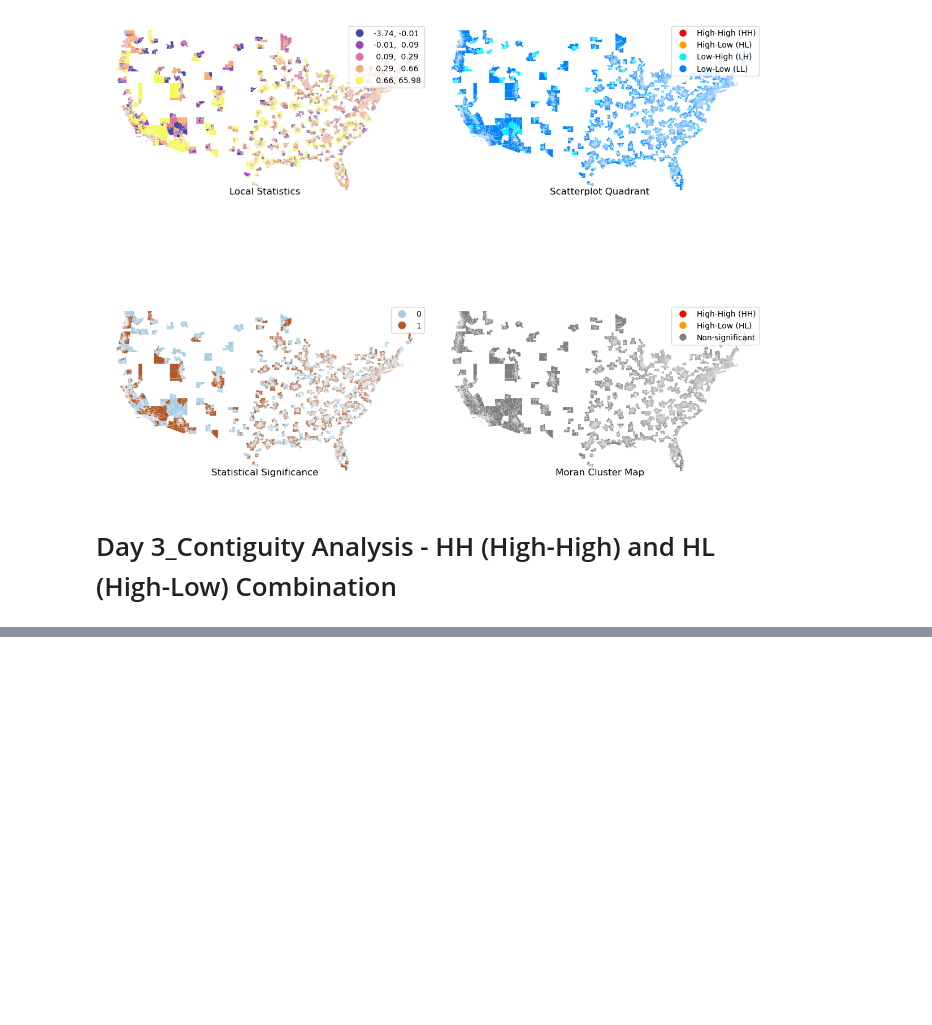
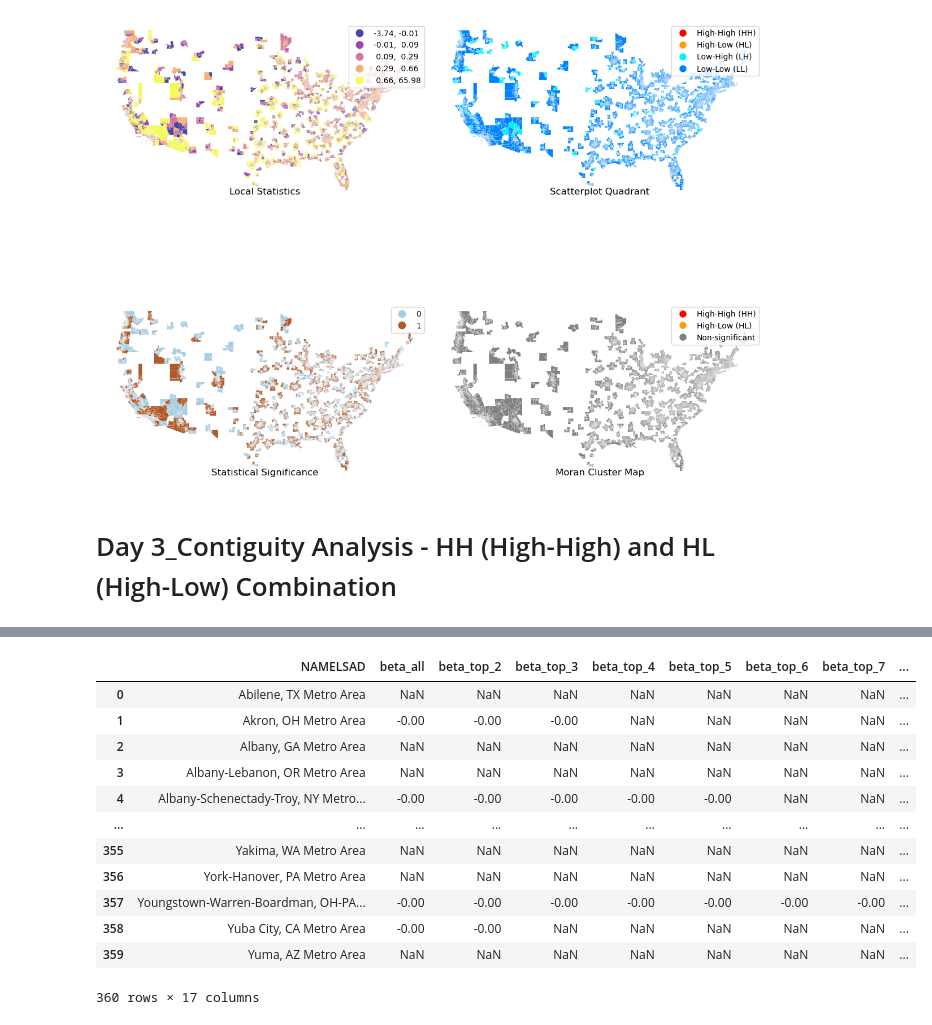
Before and after one commit to HOUPU1993/Polymetric-and-Monometric-analysis, a Jupyter notebook: Polymetric and Monometric analysis.ipynb, the cells around one changed output, grey strips where cells are left out. Saved outputs shown, nothing was run; the diff lists cells and outputs as text; code cells hidden in the pictures; blank space fills up the shorter version.

```diff
--- a/Polymetric and Monometric analysis.ipynb
+++ b/Polymetric and Monometric analysis.ipynb
@@ -635,0 +761,53 @@ exploded_polycentric
+# %%
+exploded_polycentric['rank'] = exploded_polycentric.groupby('NAMELSAD')['tot_pop'].rank(ascending=False, method='first')
+
+def calculate_rank_size_beta(group):
+    result = {}
+
+    # 1.1 Run OLS model in the whole group
+    if len(group) > 1:  # determine if the group has more than one observation
+        X = sm.add_constant(group['tot_pop'])  # add a constant term
+        model = sm.OLS(group['rank'], X).fit()
+        result['beta_all'] = model.params[1]
+    else:
+        result['beta_all'] = np.nan
+
+    # 1.2 Run OLS model of the top 2 to top 15 rankings separately
+    for i in range(2, 16):
+        if len(group) >= i:
+            top_i = group.nlargest(i, 'tot_pop')
+            X_top_i = sm.add_constant(top_i['tot_pop'])
+            model_top_i = sm.OLS(top_i['rank'], X_top_i).fit()
+            result[f'beta_top_{i}'] = model_top_i.params[1]
+        else:
+            result[f'beta_top_{i}'] = np.nan
+
+    # # Calculate the mean of the beta value for rankings 2, 3, and 4
+    betas_2_to_4 = [result.get(f'beta_top_{i}', np.nan) for i in range(2, 5)]
+
+    # ## calculate the average only if when all values of 'betas_2_','betas_3','betas_4' are not NaN
+    if all(not np.isnan(value) for value in betas_2_to_4):
+        result['avg_beta_2_to_4'] = np.mean(betas_2_to_4)
+    else:
+        result['avg_beta_2_to_4'] = np.nan
+
+    return pd.Series(result)
+# %%
+# # Apply the function to each group
+beta_metrics = exploded_polycentric.groupby('NAMELSAD').apply(calculate_rank_size_beta).reset_index()
+# %%
+beta_metrics
+# %% [output]
+|  | NAMELSAD | beta_all | beta_top_2 | beta_top_3 | beta_top_4 | beta_top_5 | beta_top_6 | beta_top_7 | ... |
+| 0 | Abilene, TX Metro Area | NaN | NaN | NaN | NaN | NaN | NaN | NaN | ... |
+| 1 | Akron, OH Metro Area | -0.00 | -0.00 | -0.00 | NaN | NaN | NaN | NaN | ... |
+| 2 | Albany, GA Metro Area | NaN | NaN | NaN | NaN | NaN | NaN | NaN | ... |
+| 3 | Albany-Lebanon, OR Metro Area | NaN | NaN | NaN | NaN | NaN | NaN | NaN | ... |
+| 4 | Albany-Schenectady-Troy, NY Metro... | -0.00 | -0.00 | -0.00 | -0.00 | -0.00 | NaN | NaN | ... |
+| ... | ... | ... | ... | ... | ... | ... | ... | ... | ... |
+| 355 | Yakima, WA Metro Area | NaN | NaN | NaN | NaN | NaN | NaN | NaN | ... |
+| 356 | York-Hanover, PA Metro Area | NaN | NaN | NaN | NaN | NaN | NaN | NaN | ... |
+| 357 | Youngstown-Warren-Boardman, OH-PA... | -0.00 | -0.00 | -0.00 | -0.00 | -0.00 | -0.00 | -0.00 | ... |
+| 358 | Yuba City, CA Metro Area | -0.00 | -0.00 | NaN | NaN | NaN | NaN | NaN | ... |
+| 359 | Yuma, AZ Metro Area | NaN | NaN | NaN | NaN | NaN | NaN | NaN | ... |
+360 rows × 17 columns
```
Also changed, not shown: parts of 16 cells of this notebook, 1 other file.
